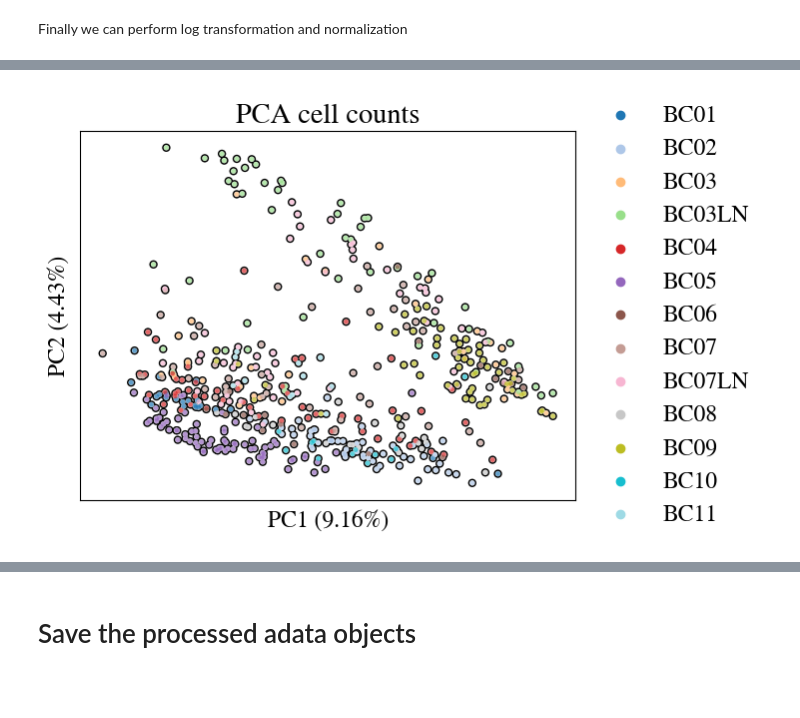
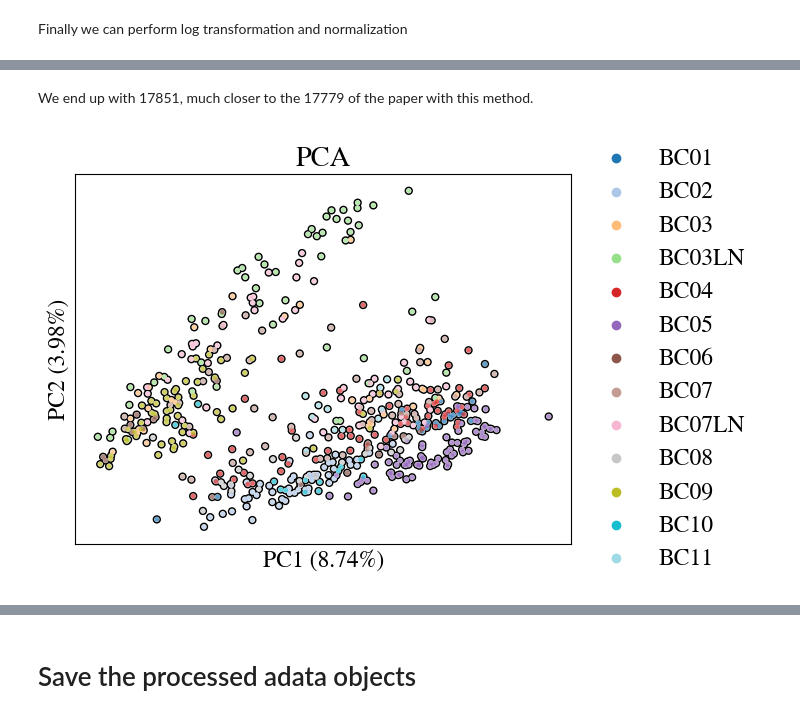
Before and after one commit to KyriakosPsa/BreastCancer-SingleCell, a Jupyter notebook: preprocessing.ipynb, the cells around one changed output, grey strips where cells are left out. Cells and saved outputs as stored; diff of their text form; code cells hidden in the pictures; blank space fills up the shorter version.

```diff
--- a/preprocessing.ipynb
+++ b/preprocessing.ipynb
@@ -347,13 +231,13 @@ Now we can filter out all the genes expressed in 10% of all tumour groups.
 # %%
-df_expression = pd.DataFrame(data=cadata.X, columns=cadata.var_names)
-df_expression['tumor_groups'] = cadata.obs['tumor_groups'].values
+df_expression = pd.DataFrame(data=cadata1.X, columns=cadata1.var_names)
+df_expression['tumor_groups'] = cadata1.obs['tumor_groups'].values
 
 # Group by tumor groups and sum the expression values for cells in the group
 group = df_expression.groupby("tumor_groups").sum()
 # Make expression binary
 group[group > 0] = 1
 mask = group.sum(axis = 0) < 0.1 * group.shape[0]
-cadata = cadata[:,~mask]
-padata = padata[:,~mask]
+cadata1 = cadata1[:,~mask]
+padata1 = padata1[:,~mask]
 cadata
 # %% [output]
@@ -401,0 +262,3 @@ sc.pl.pca(padata,annotate_var_explained = True, title = "PCA, pooled counts",add
+# %%
+cadata2 = cadata.copy()
+padata2 = padata.copy()
@@ -401,0 +278,3 @@ sc.pl.pca(padata,annotate_var_explained = True, title = "PCA, pooled counts",add
+# %%
+sc.tl.rank_genes_groups(cadata2, 'tumor_groups', method='wilcoxon',pts= True)
+matrix = cadata2.uns['rank_genes_groups']['pts']
@@ -401,0 +293,5 @@ sc.pl.pca(padata,annotate_var_explained = True, title = "PCA, pooled counts",add
+# %%
+total_tumour_groups = 13
+mask  = ((matrix < 0.1).sum(axis=1) == total_tumour_groups)
+cadata2 = cadata2[:, ~mask]
+padata2 = padata2[:,~mask]
@@ -401,0 +312,2 @@ sc.pl.pca(padata,annotate_var_explained = True, title = "PCA, pooled counts",add
+# %% [markdown]
+We end up with 17851, much closer to the 17779 of the paper with this method.
@@ -402,5 +316,5 @@ sc.pl.pca(padata,annotate_var_explained = True, title = "PCA, pooled counts",add
 # %%
-sc.pp.pca(cadata)
-sc.pl.pca(cadata, color = "tumor_groups",annotate_var_explained = True, title = "PCA cell counts",add_outline=True, size = 50,palette = "tab20")
+sc.pp.pca(cadata2)
+sc.pl.pca(cadata2, color = "tumor_groups",annotate_var_explained = True, title = "PCA",add_outline=True, size = 50,palette = "tab20")
 # %% [output]
-[figure, old version]
+[figure, new version]
```
Also changed, not shown: parts of 66 cells of this notebook.
